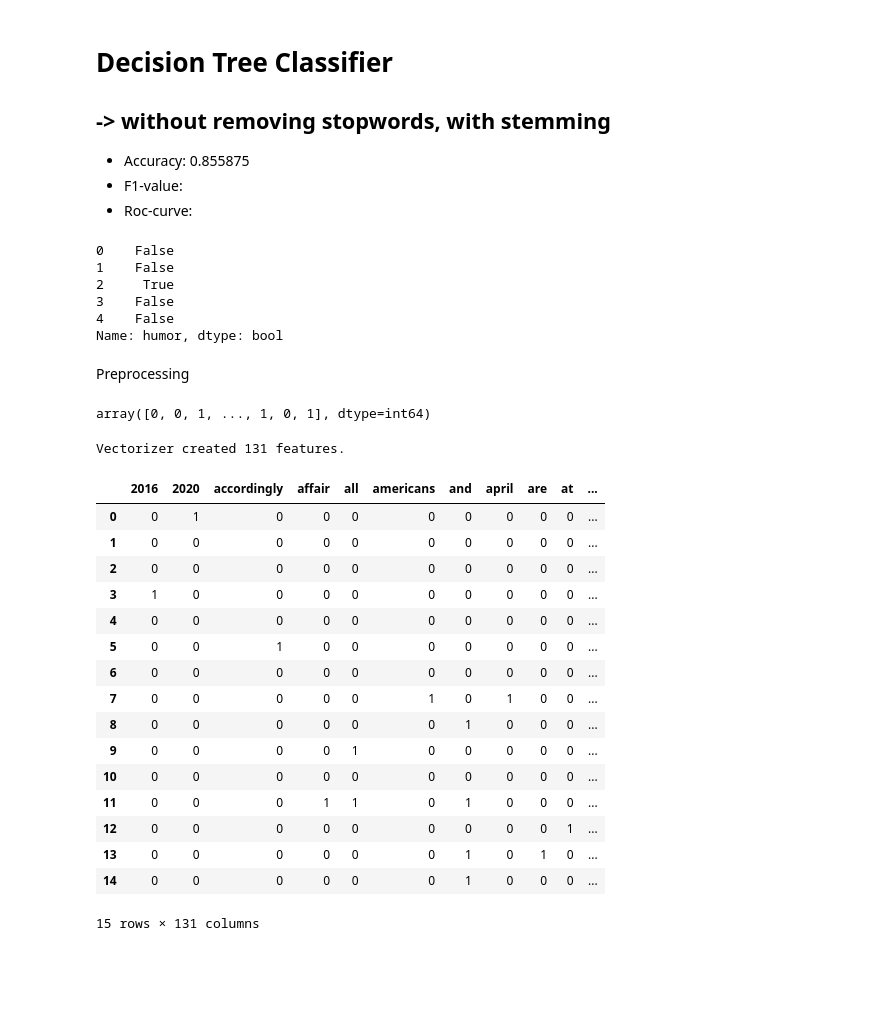
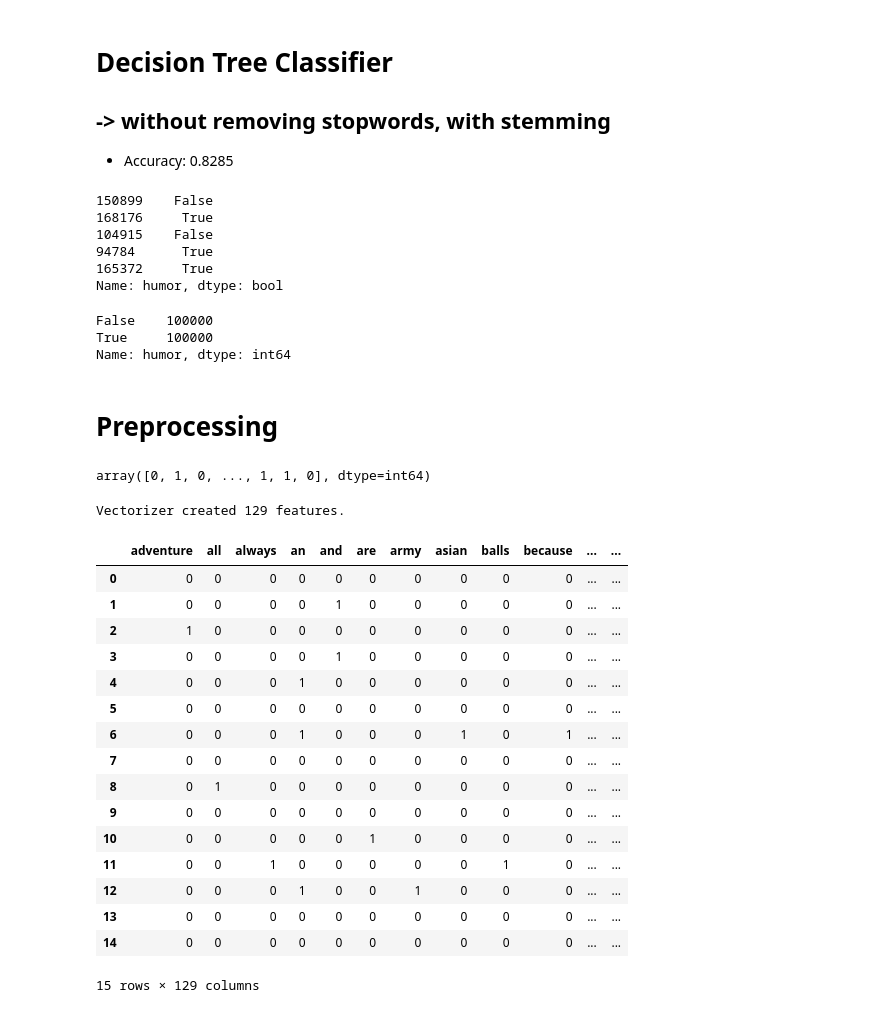
Before and after one commit to elianderlohr/DataMiningI, a Jupyter notebook: DecisionTreeClassifier/DecisionTree3.ipynb, the cells around one changed output. Drawn from its saved outputs; the diff is of its cells as text; code cells hidden in the pictures; blank space fills up the shorter version.

```diff
--- a/DecisionTreeClassifier/DecisionTree3.ipynb
+++ b/DecisionTreeClassifier/DecisionTree3.ipynb
@@ -1,27 +1,33 @@
 # %% [markdown]
 # Decision Tree Classifier
 ## -> without removing stopwords, with stemming
-- Accuracy: 0.855875
-- F1-value:
-- Roc-curve:
+- Accuracy: 0.8285
 # %%
 import pandas as pd
 df = pd.read_csv('dataset.csv')
 
-df_target = df['humor']
-df_data = df.copy()
+df_sample = df.sample(20000)
+
+df_target = df_sample['humor']
+df_data = df_sample.copy()
 df_data.drop(columns='humor')
 
 df_target.head()
 # %% [output]
-0    False
-1    False
-2     True
-3    False
-4    False
+150899    False
+168176     True
+104915    False
+94784      True
+165372     True
 Name: humor, dtype: bool
+# %%
+df['humor'].value_counts()
+# %% [output]
+False    100000
+True     100000
+Name: humor, dtype: int64
 # %% [markdown]
-Preprocessing
+# Preprocessing
 # %%
 from sklearn import preprocessing
 
@@ -30,43 +36,42 @@ label_encoder = preprocessing.LabelEncoder()
 df_target = label_encoder.fit_transform(df_target)
 df_target
 # %% [output]
-array([0, 0, 1, ..., 1, 0, 1], dtype=int64)
+array([0, 1, 0, ..., 1, 1, 0], dtype=int64)
 # %%
 from sklearn.feature_extraction.text import CountVectorizer
 
 #Apply CountVectorizer on text column
 
-vectorizer = CountVectorizer(binary=True)
+#vectorizer = CountVectorizer(binary=True)
 
 #If this vectorizer is used, a word which occurs multiple times is counted and not just displayed as 1 = word occurs
-#cVectorizer = CountVectorizer(binary=False)
+cVectorizer = CountVectorizer(binary=False)
 
-#At the moment I am not able to apply the vectorizer on the whole dataset. To many records & less available RAM
 matrix = vectorizer.fit_transform(df_data['text'].head(15))
 
 print("Vectorizer created {} features.".format(len(vectorizer.get_feature_names())))
 
 df_data_countVectorized = pd.DataFrame(matrix.toarray(), columns=vectorizer.get_feature_names())
 display(df_data_countVectorized)
 # %% [output]
-Vectorizer created 131 features.
+Vectorizer created 129 features.
-|  | 2016 | 2020 | accordingly | affair | all | americans | and | april | are | at | ... |
-| 0 | 0 | 1 | 0 | 0 | 0 | 0 | 0 | 0 | 0 | 0 | ... |
-| 1 | 0 | 0 | 0 | 0 | 0 | 0 | 0 | 0 | 0 | 0 | ... |
-| 2 | 0 | 0 | 0 | 0 | 0 | 0 | 0 | 0 | 0 | 0 | ... |
-| 3 | 1 | 0 | 0 | 0 | 0 | 0 | 0 | 0 | 0 | 0 | ... |
-| 4 | 0 | 0 | 0 | 0 | 0 | 0 | 0 | 0 | 0 | 0 | ... |
-| 5 | 0 | 0 | 1 | 0 | 0 | 0 | 0 | 0 | 0 | 0 | ... |
-| 6 | 0 | 0 | 0 | 0 | 0 | 0 | 0 | 0 | 0 | 0 | ... |
-| 7 | 0 | 0 | 0 | 0 | 0 | 1 | 0 | 1 | 0 | 0 | ... |
-| 8 | 0 | 0 | 0 | 0 | 0 | 0 | 1 | 0 | 0 | 0 | ... |
-| 9 | 0 | 0 | 0 | 0 | 1 | 0 | 0 | 0 | 0 | 0 | ... |
-| 10 | 0 | 0 | 0 | 0 | 0 | 0 | 0 | 0 | 0 | 0 | ... |
-| 11 | 0 | 0 | 0 | 1 | 1 | 0 | 1 | 0 | 0 | 0 | ... |
-| 12 | 0 | 0 | 0 | 0 | 0 | 0 | 0 | 0 | 0 | 1 | ... |
-| 13 | 0 | 0 | 0 | 0 | 0 | 0 | 1 | 0 | 1 | 0 | ... |
-| 14 | 0 | 0 | 0 | 0 | 0 | 0 | 1 | 0 | 0 | 0 | ... |
+|  | adventure | all | always | an | and | are | army | asian | balls | because | ... | ... |
+| 0 | 0 | 0 | 0 | 0 | 0 | 0 | 0 | 0 | 0 | 0 | ... | ... |
+| 1 | 0 | 0 | 0 | 0 | 1 | 0 | 0 | 0 | 0 | 0 | ... | ... |
+| 2 | 1 | 0 | 0 | 0 | 0 | 0 | 0 | 0 | 0 | 0 | ... | ... |
+| 3 | 0 | 0 | 0 | 0 | 1 | 0 | 0 | 0 | 0 | 0 | ... | ... |
+| 4 | 0 | 0 | 0 | 1 | 0 | 0 | 0 | 0 | 0 | 0 | ... | ... |
+| 5 | 0 | 0 | 0 | 0 | 0 | 0 | 0 | 0 | 0 | 0 | ... | ... |
+| 6 | 0 | 0 | 0 | 1 | 0 | 0 | 0 | 1 | 0 | 1 | ... | ... |
+| 7 | 0 | 0 | 0 | 0 | 0 | 0 | 0 | 0 | 0 | 0 | ... | ... |
+| 8 | 0 | 1 | 0 | 0 | 0 | 0 | 0 | 0 | 0 | 0 | ... | ... |
+| 9 | 0 | 0 | 0 | 0 | 0 | 0 | 0 | 0 | 0 | 0 | ... | ... |
+| 10 | 0 | 0 | 0 | 0 | 0 | 1 | 0 | 0 | 0 | 0 | ... | ... |
+| 11 | 0 | 0 | 1 | 0 | 0 | 0 | 0 | 0 | 1 | 0 | ... | ... |
+| 12 | 0 | 0 | 0 | 1 | 0 | 0 | 1 | 0 | 0 | 0 | ... | ... |
+| 13 | 0 | 0 | 0 | 0 | 0 | 0 | 0 | 0 | 0 | 0 | ... | ... |
+| 14 | 0 | 0 | 0 | 0 | 0 | 0 | 0 | 0 | 0 | 0 | ... | ... |
-15 rows × 131 columns
+15 rows × 129 columns
 # %%
 import nltk
 from nltk.stem.porter import PorterStemmer
```
Also changed, not shown: parts of 6 cells of this notebook, 3 other files.
